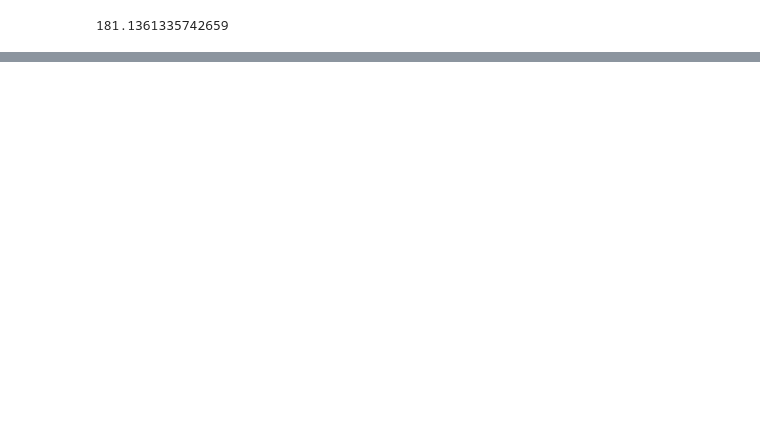
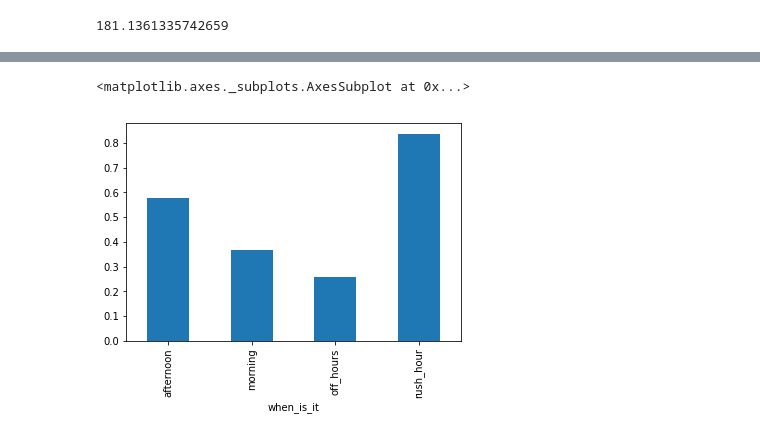
Before and after one commit to sturrion/Principles-of-Data-Science, a Jupyter notebook: Code/chapter_10.ipynb, the cells around one changed output, grey strips where cells are left out. Cells and saved outputs as stored; diff of their text form; code cells hidden in the pictures; blank space fills up the shorter version.

```diff
--- a/Code/chapter_10.ipynb
+++ b/Code/chapter_10.ipynb
@@ -235,0 +281,3 @@ np.sqrt(metrics.mean_squared_error(y, null_model_predictions))
+# %%
+# Make a cateogirical response
+bikes['above_average'] = bikes['count'] >= average_bike_rental
@@ -235,0 +317,4 @@ np.sqrt(metrics.mean_squared_error(y, null_model_predictions))
+# %%
+bikes['hour'] = bikes['datetime'].apply(lambda x:int(x[11]+x[12]))
+# make a column that is just the hour of the day
+bikes['hour'].head()
@@ -235,0 +328,15 @@ np.sqrt(metrics.mean_squared_error(y, null_model_predictions))
+# %%
+# this function takes in an integer hour
+# and outputs one of our four options
+def when_is_it(hour):
+    if hour >= 5 and hour < 11:
+        return "morning"
+    elif hour >= 11 and hour < 16:
+        return "afternoon"
+    elif hour >= 16 and hour < 18:
+        return "rush_hour"
+    else:
+        return "off_hours"
+# %%
+bikes['when_is_it'] = bikes['hour'].apply(when_is_it)
+bikes[['when_is_it', 'above_average']].head()
@@ -235,0 +350,5 @@ np.sqrt(metrics.mean_squared_error(y, null_model_predictions))
+# %%
+bikes.groupby('when_is_it').above_average.mean().plot(kind='bar')
+# %% [output]
+<matplotlib.axes._subplots.AxesSubplot at 0x...>
+[figure, added]
```
Also changed, not shown: parts of 20 cells of this notebook.
